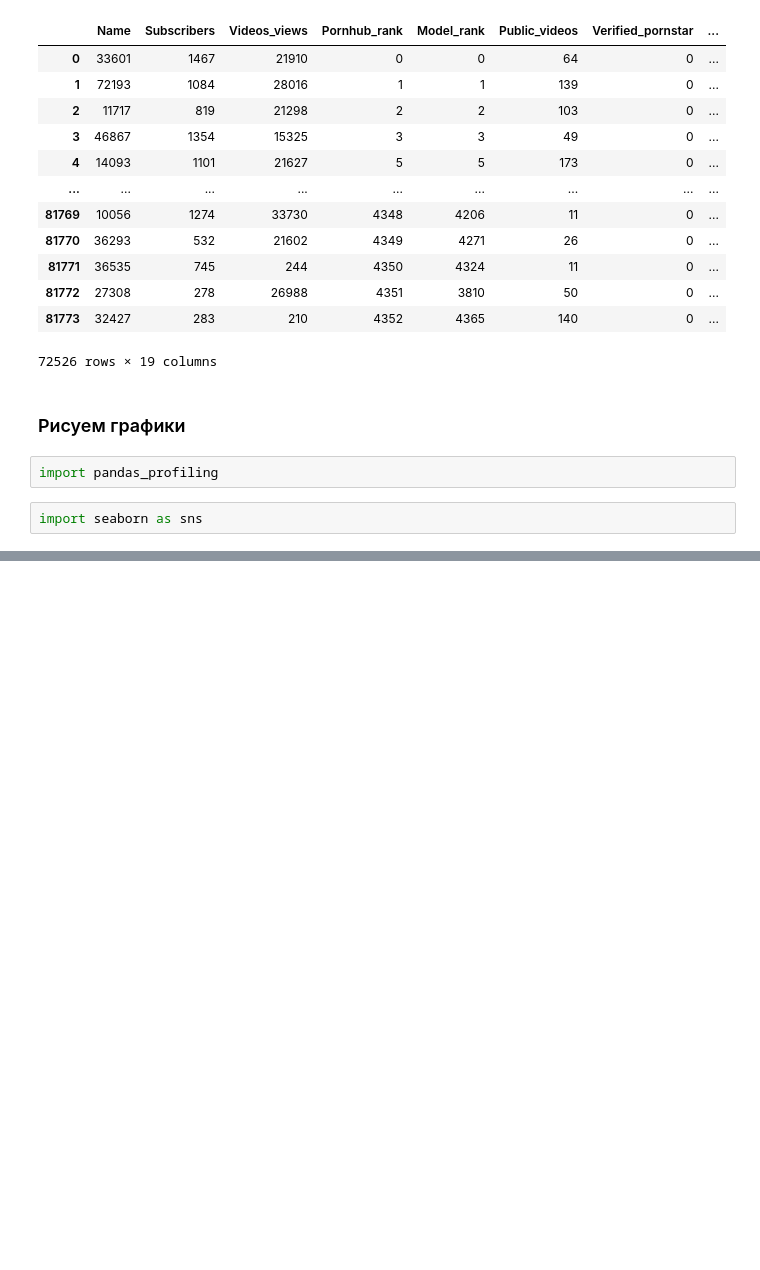
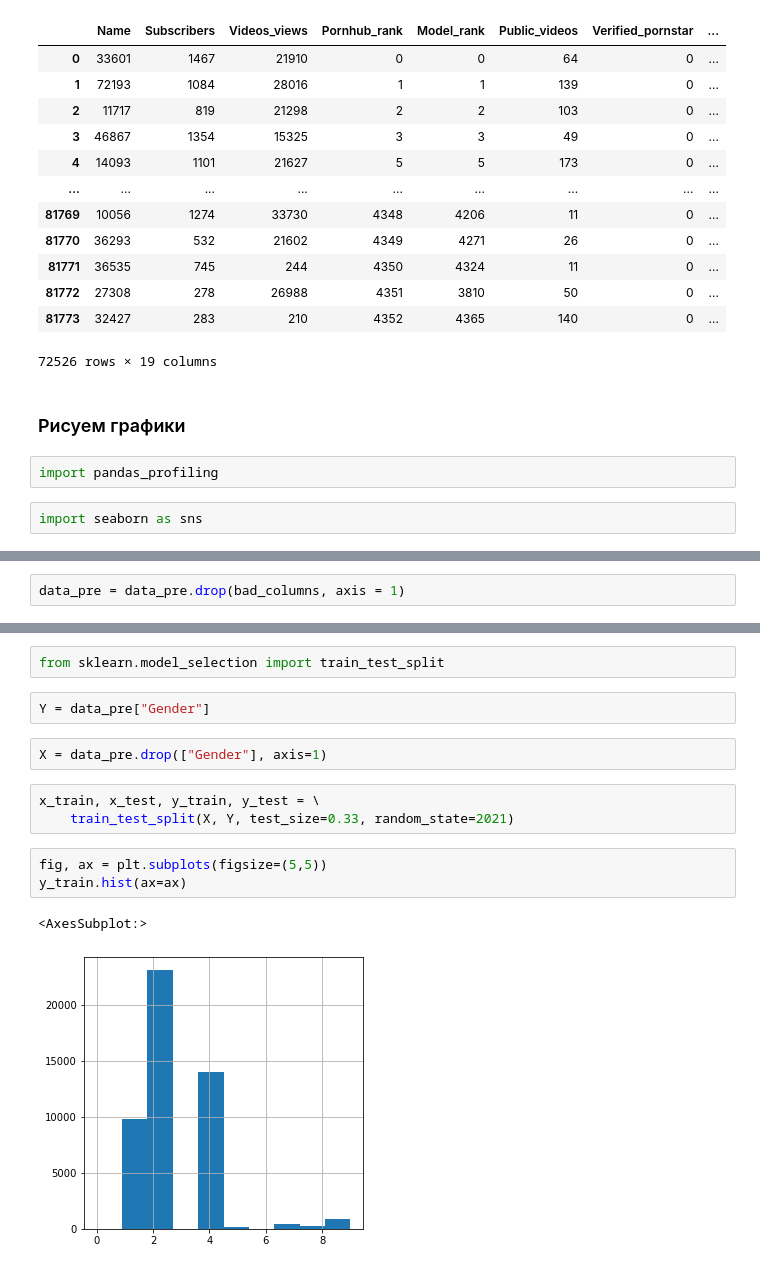
Before and after one commit to ignatovskiy/Data_Satanism, a Jupyter notebook: lab1/Lab 1.ipynb, the cells around one changed output, grey strips where cells are left out. Saved outputs shown, nothing was run; the diff lists cells and outputs as text; blank space fills up the shorter version.

```diff
--- a/lab1/Lab 1.ipynb
+++ b/lab1/Lab 1.ipynb
@@ -219,0 +226,2 @@ data_pre.corr()
+# %%
+data_pre = data_pre.drop(bad_columns, axis = 1)
@@ -219,0 +230,15 @@ data_pre.corr()
+# %%
+from sklearn.model_selection import train_test_split
+# %%
+Y = data_pre["Gender"]
+# %%
+X = data_pre.drop(["Gender"], axis=1)
+# %%
+x_train, x_test, y_train, y_test = \
+    train_test_split(X, Y, test_size=0.33, random_state=2021)
+# %%
+fig, ax = plt.subplots(figsize=(5,5))
+y_train.hist(ax=ax)
+# %% [output]
+<AxesSubplot:>
+[figure, added]
```
Also changed, not shown: parts of 62 cells of this notebook.
